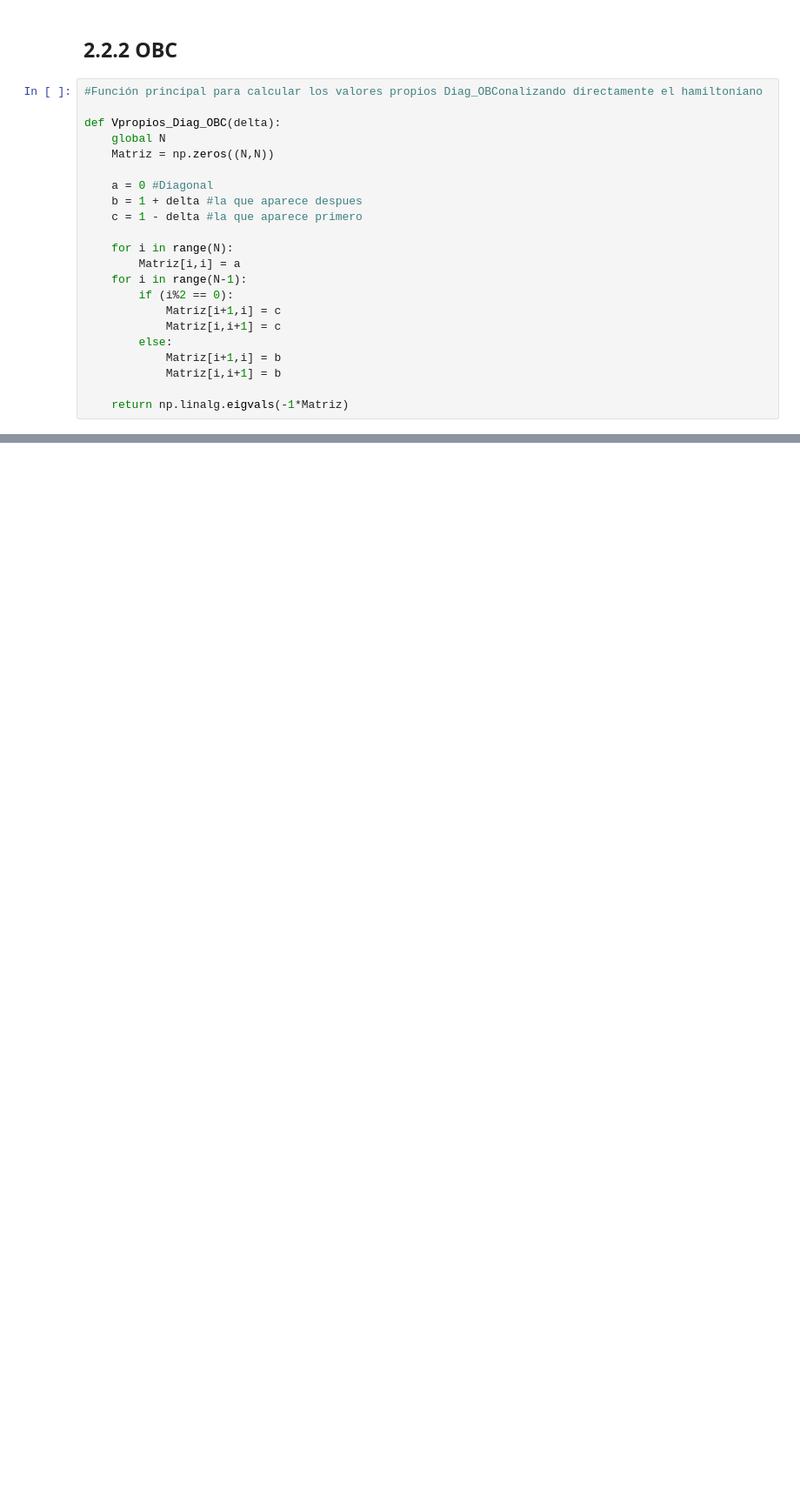
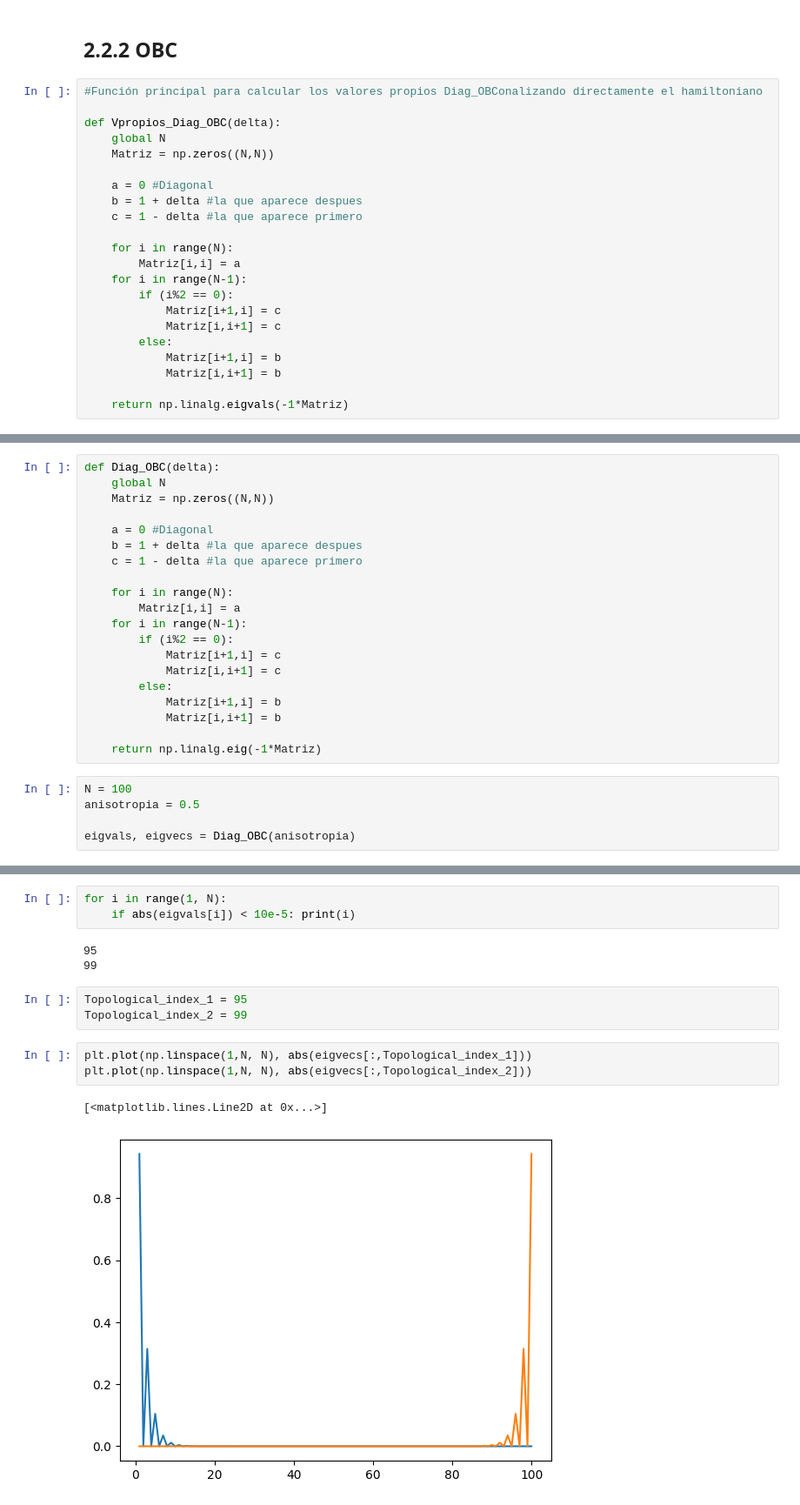
Before and after one commit to Joacop16/SSH_Model_Loschmidt_Echo_Dynamics, a Jupyter notebook: Capitulo 2 - Modelo SSH.ipynb, the cells around one changed output, grey strips where cells are left out. Shown at 87% size. Drawn from its saved outputs; the diff is of its cells as text; blank space fills up the shorter version.

```diff
--- a/Capitulo 2 - Modelo SSH.ipynb
+++ b/Capitulo 2 - Modelo SSH.ipynb
@@ -474,0 +468,25 @@ plt.savefig("SSH_FINITE_OBC_4.pdf", dpi=300, bbox_inches='tight')
+# %%
+def Diag_OBC(delta):
+    global N
+    Matriz = np.zeros((N,N))
+
+    a = 0 #Diagonal
+    b = 1 + delta #la que aparece despues
+    c = 1 - delta #la que aparece primero
+
+    for i in range(N):
+        Matriz[i,i] = a
+    for i in range(N-1):
+        if (i%2 == 0):
+            Matriz[i+1,i] = c
+            Matriz[i,i+1] = c
+        else:
+            Matriz[i+1,i] = b
+            Matriz[i,i+1] = b
+
+    return np.linalg.eig(-1*Matriz)
+# %%
+N = 100
+anisotropia = 0.5
+
+eigvals, eigvecs = Diag_OBC(anisotropia)
@@ -474,0 +513,15 @@ plt.savefig("SSH_FINITE_OBC_4.pdf", dpi=300, bbox_inches='tight')
+# %%
+for i in range(1, N):
+    if abs(eigvals[i]) < 10e-5: print(i)
+# %% [output]
+95
+99
+# %%
+Topological_index_1 = 95
+Topological_index_2 = 99
+# %%
+plt.plot(np.linspace(1,N, N), abs(eigvecs[:,Topological_index_1]))
+plt.plot(np.linspace(1,N, N), abs(eigvecs[:,Topological_index_2]))
+# %% [output]
+[<matplotlib.lines.Line2D at 0x...>]
+[figure, added]
```
Also changed, not shown: parts of 11 cells of this notebook.
